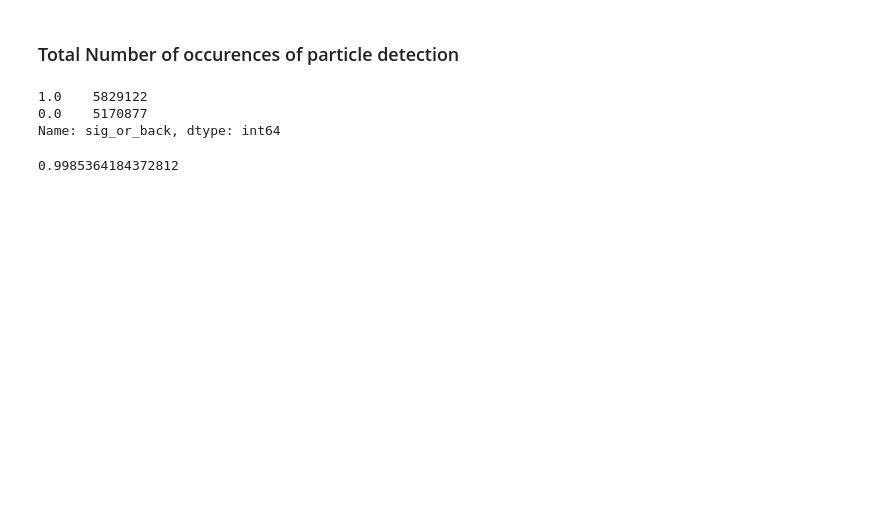
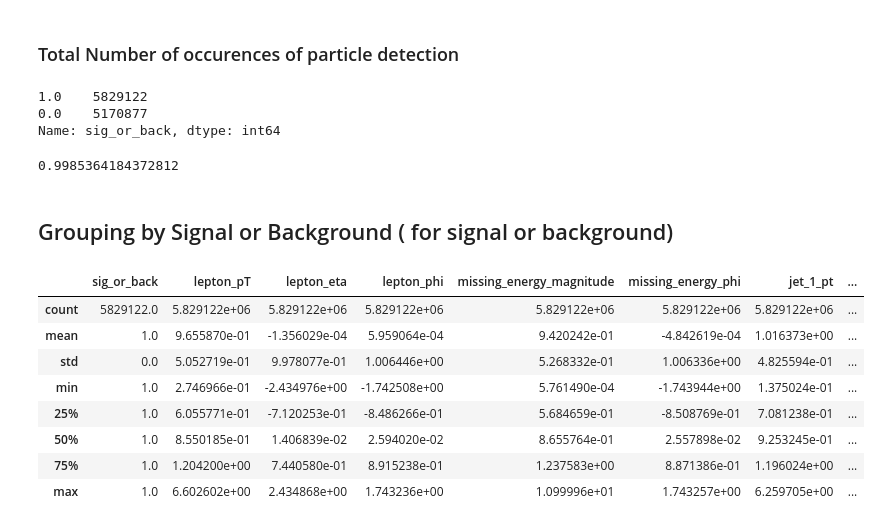
Before and after one commit to Doncurt/Higgs-dataset, a Jupyter notebook: Initial_Data_Exploration_ and_Visualizations.ipynb, the cells around one changed output. Cells and saved outputs as stored; diff of their text form; code cells hidden in the pictures; blank space fills up the shorter version.

Commit message:
doing the descriptive stats

```diff
--- a/Initial_Data_Exploration_ and_Visualizations.ipynb
+++ b/Initial_Data_Exploration_ and_Visualizations.ipynb
@@ -32,3 +30,12 @@ import dask.dataframe as dd
+# %%
+import dask.dataframe as dd
+import numpy as np
+import pandas as pd
+from scipy import stats, integrate
+import matplotlib.pyplot as plt
+# thers 28 columns to this trunicated
+pd.set_option('display.max_columns', 500)
+np.random.seed(42)
 # %%
 df = dd.read_csv('HIGGS.CSV')
 # %%
@@ -80,3 +85,19 @@ Name: sig_or_back, dtype: int64
 df['missing_energy_magnitude'].mean().compute()
 # %% [output]
 0.9985364184372812
+# %% [markdown]
+## Grouping by Signal or Background ( for signal or background)
+# %%
+grouped = df.groupby('sig_or_back')
+# For all of the rows that reported a signal
+grouped.get_group(1).describe().compute()
+# %% [output]
+|  | sig_or_back | lepton_pT | lepton_eta | lepton_phi | missing_energy_magnitude | missing_energy_phi | jet_1_pt | ... |
+| count | 5829122.0 | 5.829122e+06 | 5.829122e+06 | 5.829122e+06 | 5.829122e+06 | 5.829122e+06 | 5.829122e+06 | ... |
+| mean | 1.0 | 9.655870e-01 | -1.356029e-04 | 5.959064e-04 | 9.420242e-01 | -4.842619e-04 | 1.016373e+00 | ... |
+| std | 0.0 | 5.052719e-01 | 9.978077e-01 | 1.006446e+00 | 5.268332e-01 | 1.006336e+00 | 4.825594e-01 | ... |
+| min | 1.0 | 2.746966e-01 | -2.434976e+00 | -1.742508e+00 | 5.761490e-04 | -1.743944e+00 | 1.375024e-01 | ... |
+| 25% | 1.0 | 6.055771e-01 | -7.120253e-01 | -8.486266e-01 | 5.684659e-01 | -8.508769e-01 | 7.081238e-01 | ... |
+| 50% | 1.0 | 8.550185e-01 | 1.406839e-02 | 2.594020e-02 | 8.655764e-01 | 2.557898e-02 | 9.253245e-01 | ... |
+| 75% | 1.0 | 1.204200e+00 | 7.440580e-01 | 8.915238e-01 | 1.237583e+00 | 8.871386e-01 | 1.196024e+00 | ... |
+| max | 1.0 | 6.602602e+00 | 2.434868e+00 | 1.743236e+00 | 1.099996e+01 | 1.743257e+00 | 6.259705e+00 | ... |
```
Also changed, not shown: parts of 4 cells of this notebook.
